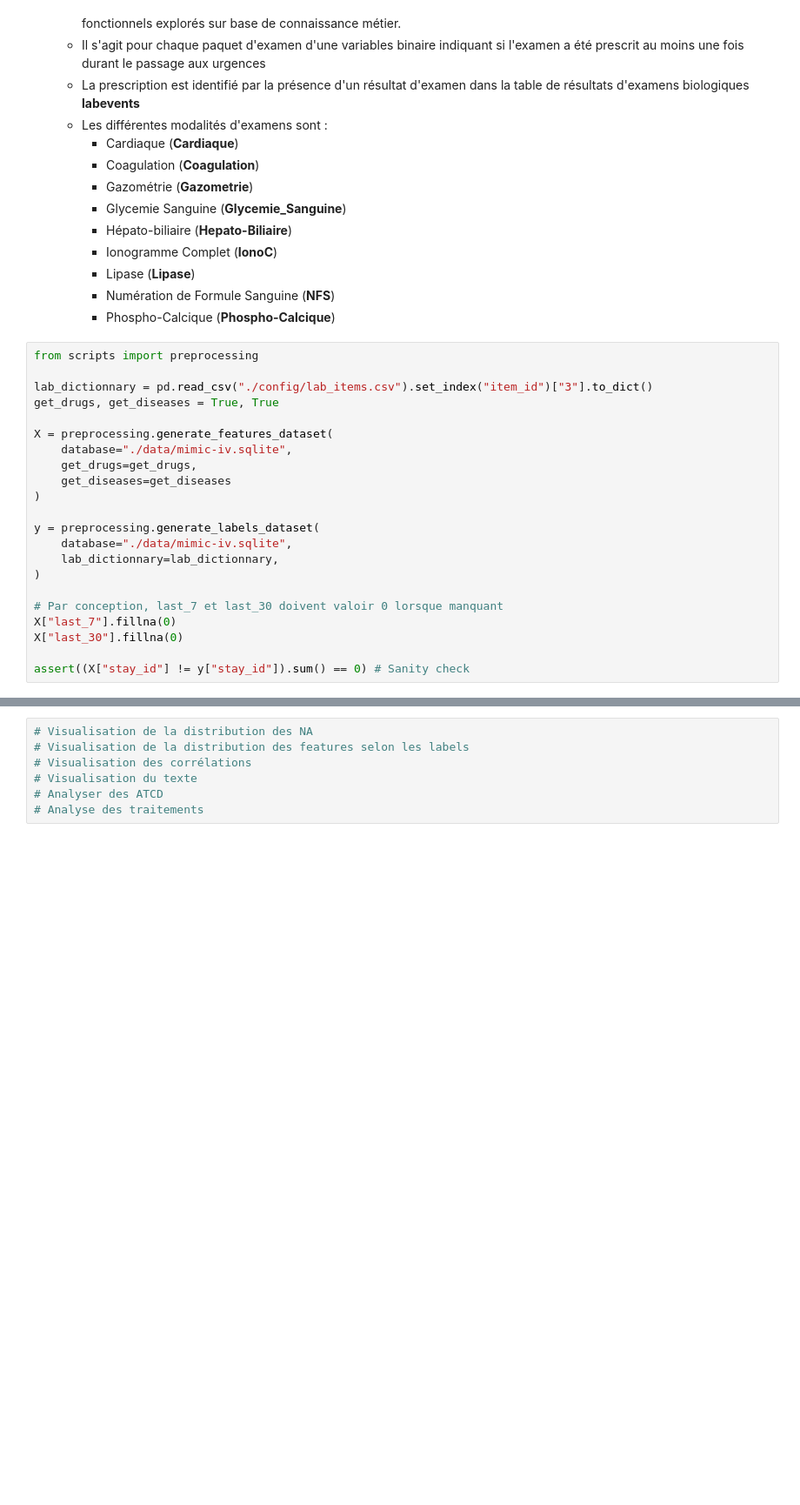
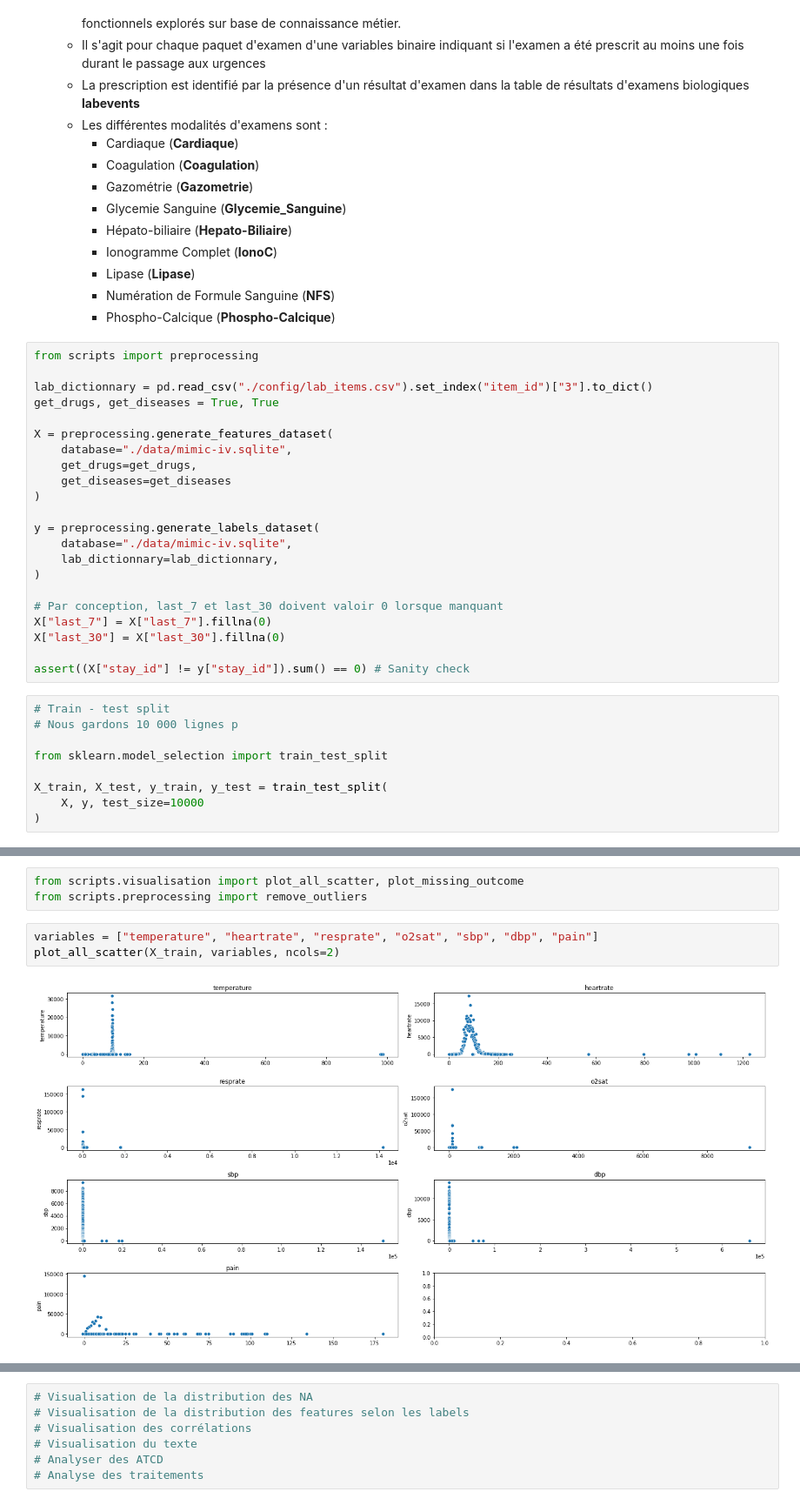
Before and after one commit to alibell/biologyOrderPredictor, a Jupyter notebook: Project_Report.ipynb, the cells around one changed output, grey strips where cells are left out. Shown at 87% size. Drawn from its saved outputs; the diff is of its cells as text; blank space fills up the shorter version.

Commit message:
Start preprocessing

```diff
--- a/Project_Report.ipynb
+++ b/Project_Report.ipynb
@@ -191,8 +198,17 @@ y = preprocessing.generate_labels_dataset(
 )
 
 # Par conception, last_7 et last_30 doivent valoir 0 lorsque manquant
-X["last_7"].fillna(0)
-X["last_30"].fillna(0)
+X["last_7"] = X["last_7"].fillna(0)
+X["last_30"] = X["last_30"].fillna(0)
 
 assert((X["stay_id"] != y["stay_id"]).sum() == 0) # Sanity check
+# %%
+# Train - test split
+# Nous gardons 10 000 lignes p
+
+from sklearn.model_selection import train_test_split
+
+X_train, X_test, y_train, y_test = train_test_split(
+    X, y, test_size=10000
+)
 # %% [markdown]
@@ -201,0 +224,8 @@ assert((X["stay_id"] != y["stay_id"]).sum() == 0) # Sanity check
+# %%
+from scripts.visualisation import plot_all_scatter, plot_missing_outcome
+from scripts.preprocessing import remove_outliers
+# %%
+variables = ["temperature", "heartrate", "resprate", "o2sat", "sbp", "dbp", "pain"]
+plot_all_scatter(X_train, variables, ncols=2)
+# %% [output]
+[figure, added]
```
Also changed, not shown: parts of 53 cells of this notebook, 2 other files.
